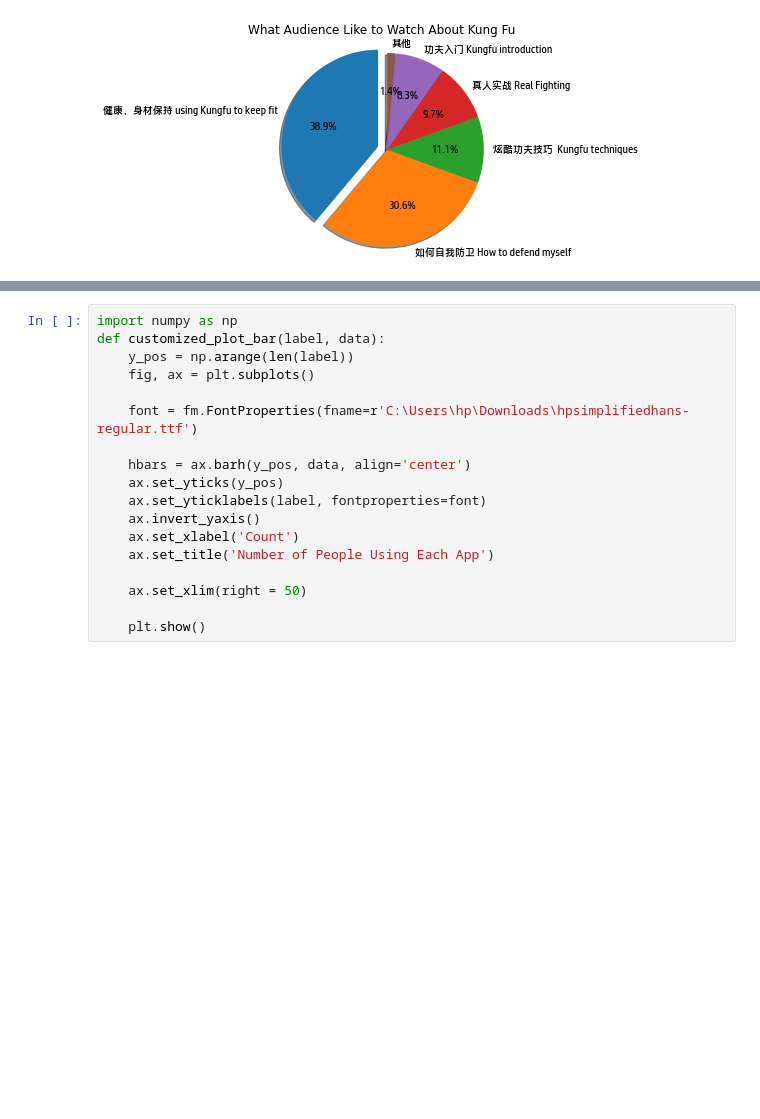
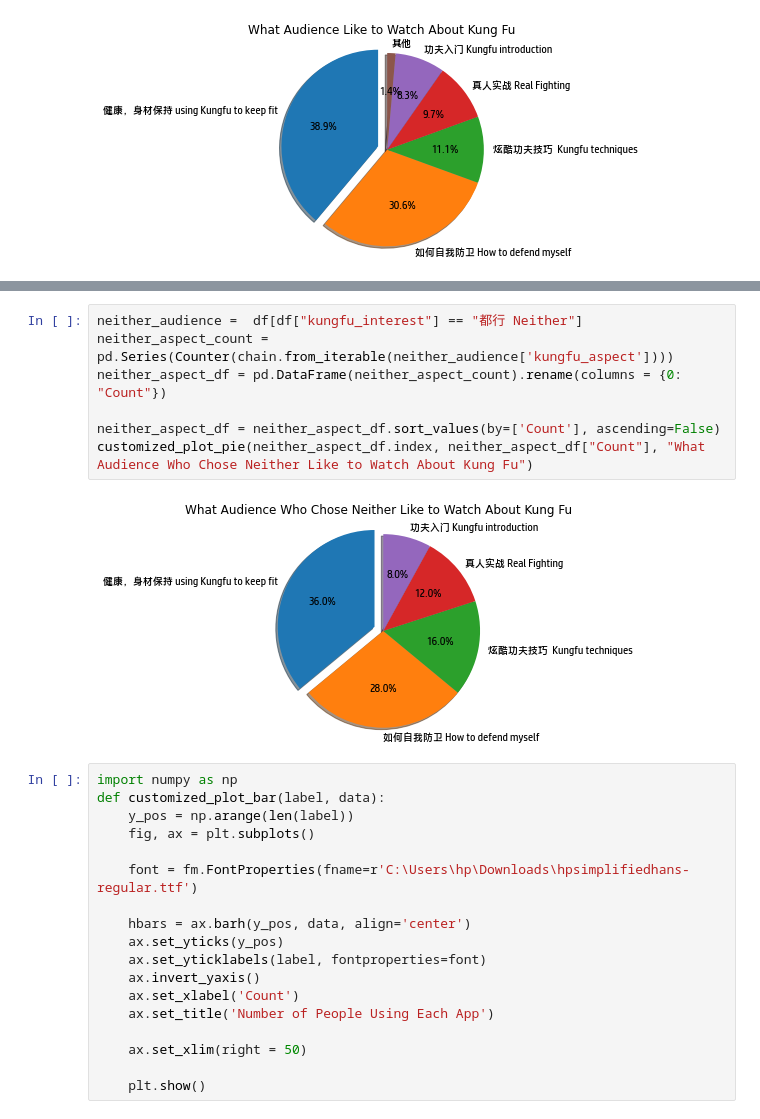
Before and after one commit to ChloeZzzzz/PCP_Team_21_2021, a Jupyter notebook: preference_analysis.ipynb, the cells around one changed output, grey strips where cells are left out. Cells and saved outputs as stored; diff of their text form; blank space fills up the shorter version.

```diff
--- a/preference_analysis.ipynb
+++ b/preference_analysis.ipynb
@@ -114,3 +123,12 @@ customized_plot_pie(kungfu_aspect_df.index, kungfu_aspect_df["Count"], "What Aud
+# %%
+neither_audience =  df[df["kungfu_interest"] == "都行 Neither"]
+neither_aspect_count = pd.Series(Counter(chain.from_iterable(neither_audience['kungfu_aspect'])))
+neither_aspect_df = pd.DataFrame(neither_aspect_count).rename(columns = {0: "Count"})
+
+neither_aspect_df = neither_aspect_df.sort_values(by=['Count'], ascending=False)
+customized_plot_pie(neither_aspect_df.index, neither_aspect_df["Count"], "What Audience Who Chose Neither Like to Watch About Kung Fu")
+# %% [output]
+[figure, added]
 # %%
 import numpy as np
 def customized_plot_bar(label, data):
```
Also changed, not shown: parts of 1 cell of this notebook.
